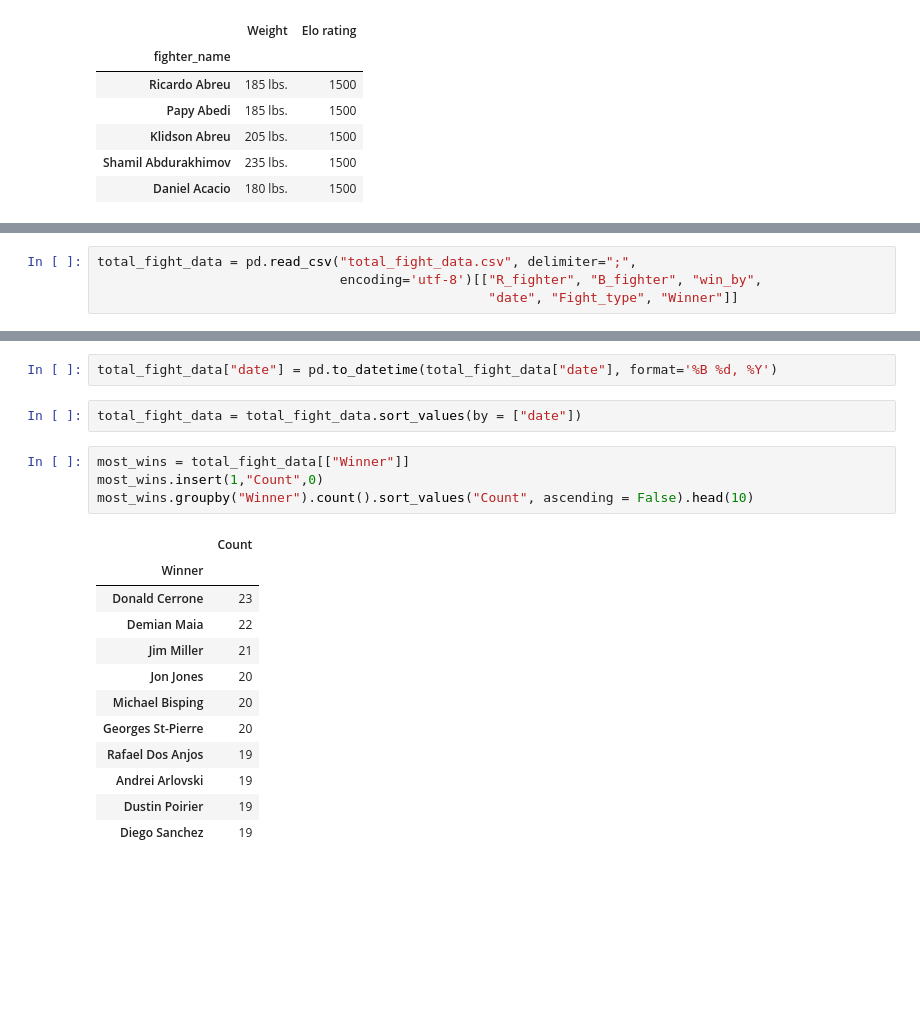
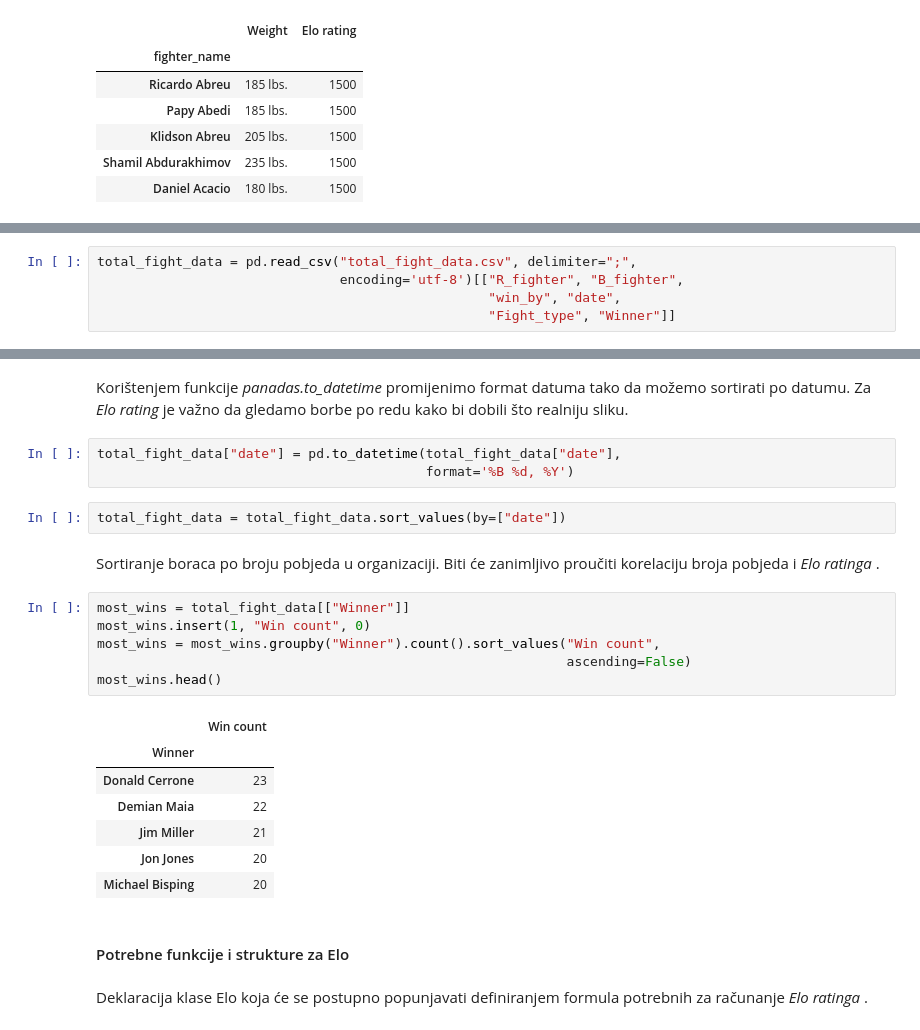
Before and after one commit to basioli-k/Elo-rating-for-UFC, a Jupyter notebook: Elo for UFC.ipynb, the cells around one changed output, grey strips where cells are left out. Drawn from its saved outputs; the diff is of its cells as text; blank space fills up the shorter version.

```diff
--- a/Elo for UFC.ipynb
+++ b/Elo for UFC.ipynb
@@ -35,7 +167,8 @@ fighter_details.head()
 # %%
 total_fight_data = pd.read_csv("total_fight_data.csv", delimiter=";",
-                               encoding='utf-8')[["R_fighter", "B_fighter", "win_by",
-                                                  "date", "Fight_type", "Winner"]]
+                               encoding='utf-8')[["R_fighter", "B_fighter",
+                                                  "win_by", "date",
+                                                  "Fight_type", "Winner"]]
 # %%
 total_fight_data.head()
 # %% [output]
@@ -57,21 +181,27 @@ total_fight_data.head()
+# %% [markdown]
+Korištenjem funkcije <i> panadas.to_datetime </i> promijenimo format datuma tako da možemo sortirati po datumu. Za <i> Elo rating </i> je važno da gledamo borbe po redu kako bi dobili što realniju sliku.
 # %%
-total_fight_data["date"] = pd.to_datetime(total_fight_data["date"], format='%B %d, %Y')
+total_fight_data["date"] = pd.to_datetime(total_fight_data["date"],
+                                          format='%B %d, %Y')
 # %%
-total_fight_data = total_fight_data.sort_values(by = ["date"])
+total_fight_data = total_fight_data.sort_values(by=["date"])
+# %% [markdown]
+Sortiranje boraca po broju pobjeda u organizaciji. Biti će zanimljivo proučiti korelaciju broja pobjeda i <i>Elo ratinga </i>.
 # %%
 most_wins = total_fight_data[["Winner"]]
-most_wins.insert(1,"Count",0)
-most_wins.groupby("Winner").count().sort_values("Count", ascending = False).head(10)
+most_wins.insert(1, "Win count", 0)
+most_wins = most_wins.groupby("Winner").count().sort_values("Win count",
+                                                            ascending=False)
+most_wins.head()
 # %% [output]
-|  | Count |
+|  | Win count |
 | Winner |  |
 | Donald Cerrone | 23 |
 | Demian Maia | 22 |
 | Jim Miller | 21 |
 | Jon Jones | 20 |
 | Michael Bisping | 20 |
-| Georges St-Pierre | 20 |
-| Rafael Dos Anjos | 19 |
-| Andrei Arlovski | 19 |
-| Dustin Poirier | 19 |
-| Diego Sanchez | 19 |
+# %% [markdown]
+#### Potrebne funkcije i strukture za Elo
+# %% [markdown]
+Deklaracija klase Elo koja će se postupno popunjavati definiranjem formula potrebnih za računanje <i> Elo ratinga </i>.
```
Also changed, not shown: parts of 80 cells of this notebook, 2 other files.
